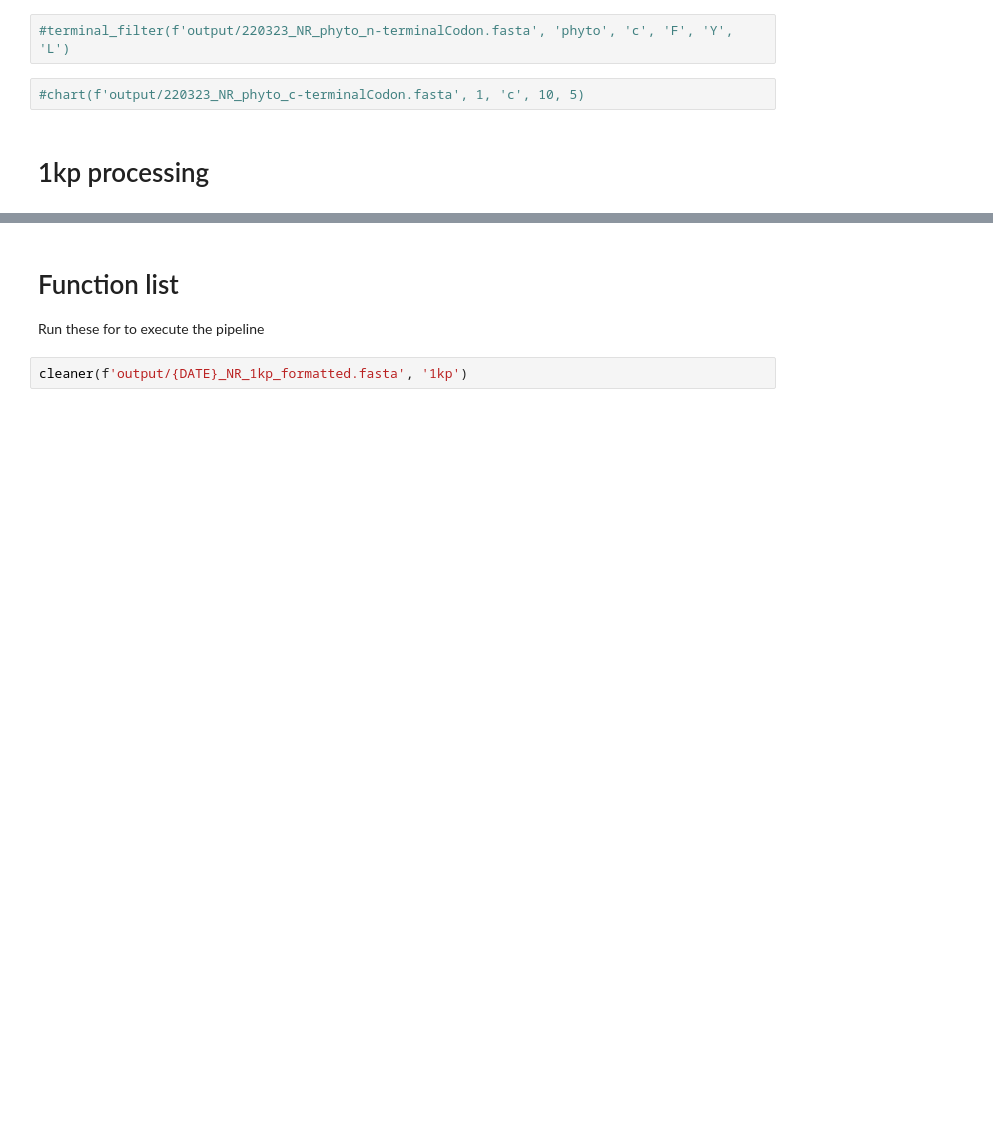
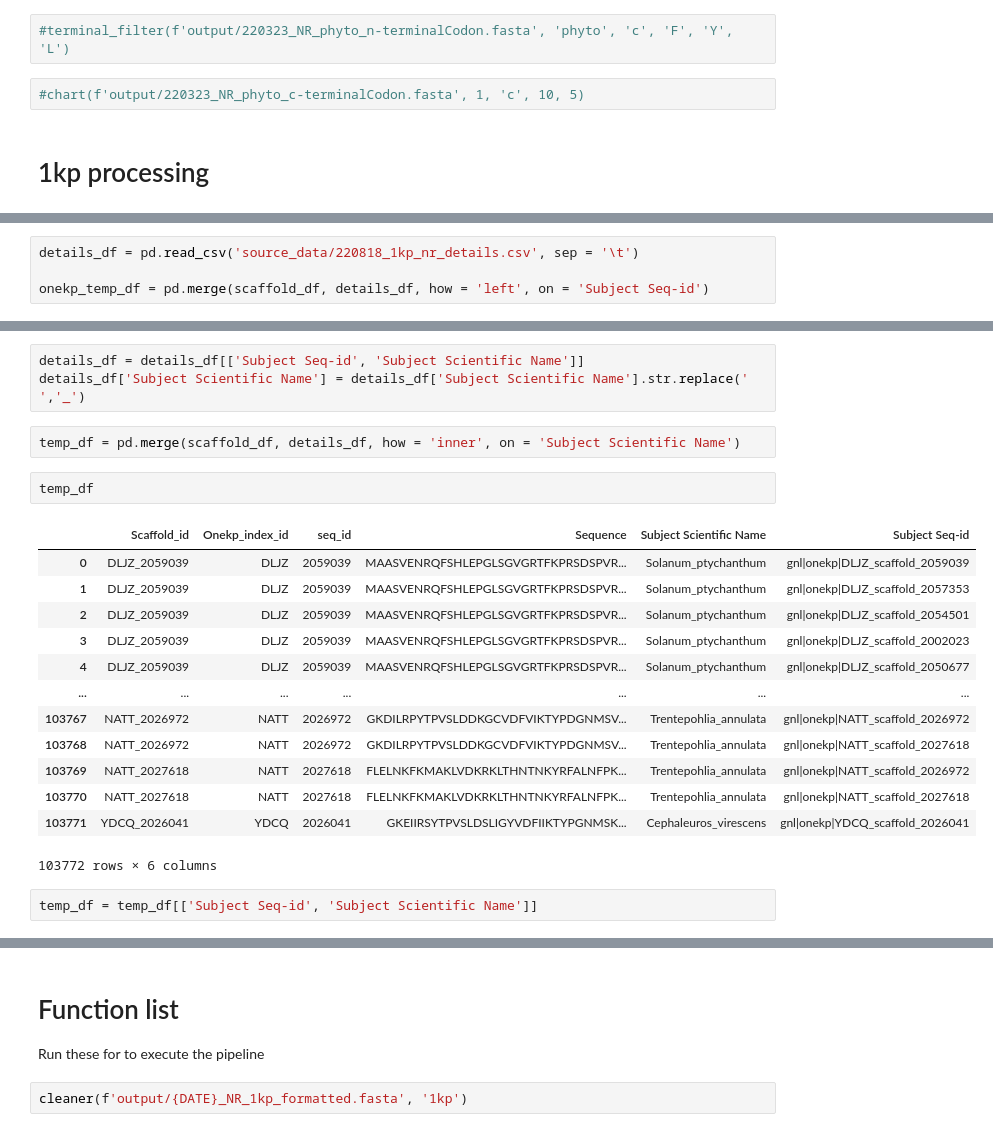
Before and after one commit to mattmorts-sci/PR, a Jupyter notebook: PR_pipline.ipynb, the cells around one changed output, grey strips where cells are left out. Saved outputs shown, nothing was run; the diff lists cells and outputs as text; blank space fills up the shorter version.

```diff
--- a/PR_pipline.ipynb
+++ b/PR_pipline.ipynb
@@ -247,0 +198,4 @@ with open(f'output/{DATE}_NR_1kp_formatted.fasta', 'w') as form: # Creates a fas
+# %%
+details_df = pd.read_csv('source_data/220818_1kp_nr_details.csv', sep = '\t')
+
+onekp_temp_df = pd.merge(scaffold_df, details_df, how = 'left', on = 'Subject Seq-id')
@@ -247,0 +297,23 @@ with open(f'output/{DATE}_NR_1kp_formatted.fasta', 'w') as form: # Creates a fas
+# %%
+details_df = details_df[['Subject Seq-id', 'Subject Scientific Name']]
+details_df['Subject Scientific Name'] = details_df['Subject Scientific Name'].str.replace(' ','_')
+# %%
+temp_df = pd.merge(scaffold_df, details_df, how = 'inner', on = 'Subject Scientific Name')
+# %%
+temp_df
+# %% [output]
+|  | Scaffold_id | Onekp_index_id | seq_id | Sequence | Subject Scientific Name | Subject Seq-id |
+| 0 | DLJZ_2059039 | DLJZ | 2059039 | MAASVENRQFSHLEPGLSGVGRTFKPRSDSPVR... | Solanum_ptychanthum | gnl|onekp|DLJZ_scaffold_2059039 |
+| 1 | DLJZ_2059039 | DLJZ | 2059039 | MAASVENRQFSHLEPGLSGVGRTFKPRSDSPVR... | Solanum_ptychanthum | gnl|onekp|DLJZ_scaffold_2057353 |
+| 2 | DLJZ_2059039 | DLJZ | 2059039 | MAASVENRQFSHLEPGLSGVGRTFKPRSDSPVR... | Solanum_ptychanthum | gnl|onekp|DLJZ_scaffold_2054501 |
+| 3 | DLJZ_2059039 | DLJZ | 2059039 | MAASVENRQFSHLEPGLSGVGRTFKPRSDSPVR... | Solanum_ptychanthum | gnl|onekp|DLJZ_scaffold_2002023 |
+| 4 | DLJZ_2059039 | DLJZ | 2059039 | MAASVENRQFSHLEPGLSGVGRTFKPRSDSPVR... | Solanum_ptychanthum | gnl|onekp|DLJZ_scaffold_2050677 |
+| ... | ... | ... | ... | ... | ... | ... |
+| 103767 | NATT_2026972 | NATT | 2026972 | GKDILRPYTPVSLDDKGCVDFVIKTYPDGNMSV... | Trentepohlia_annulata | gnl|onekp|NATT_scaffold_2026972 |
+| 103768 | NATT_2026972 | NATT | 2026972 | GKDILRPYTPVSLDDKGCVDFVIKTYPDGNMSV... | Trentepohlia_annulata | gnl|onekp|NATT_scaffold_2027618 |
+| 103769 | NATT_2027618 | NATT | 2027618 | FLELNKFKMAKLVDKRKLTHNTNKYRFALNFPK... | Trentepohlia_annulata | gnl|onekp|NATT_scaffold_2026972 |
+| 103770 | NATT_2027618 | NATT | 2027618 | FLELNKFKMAKLVDKRKLTHNTNKYRFALNFPK... | Trentepohlia_annulata | gnl|onekp|NATT_scaffold_2027618 |
+| 103771 | YDCQ_2026041 | YDCQ | 2026041 | GKEIIRSYTPVSLDSLIGYVDFIIKTYPGNMSK... | Cephaleuros_virescens | gnl|onekp|YDCQ_scaffold_2026041 |
+103772 rows × 6 columns
+# %%
+temp_df = temp_df[['Subject Seq-id', 'Subject Scientific Name']]
```
Also changed, not shown: parts of 24 cells of this notebook, 3 other files.
